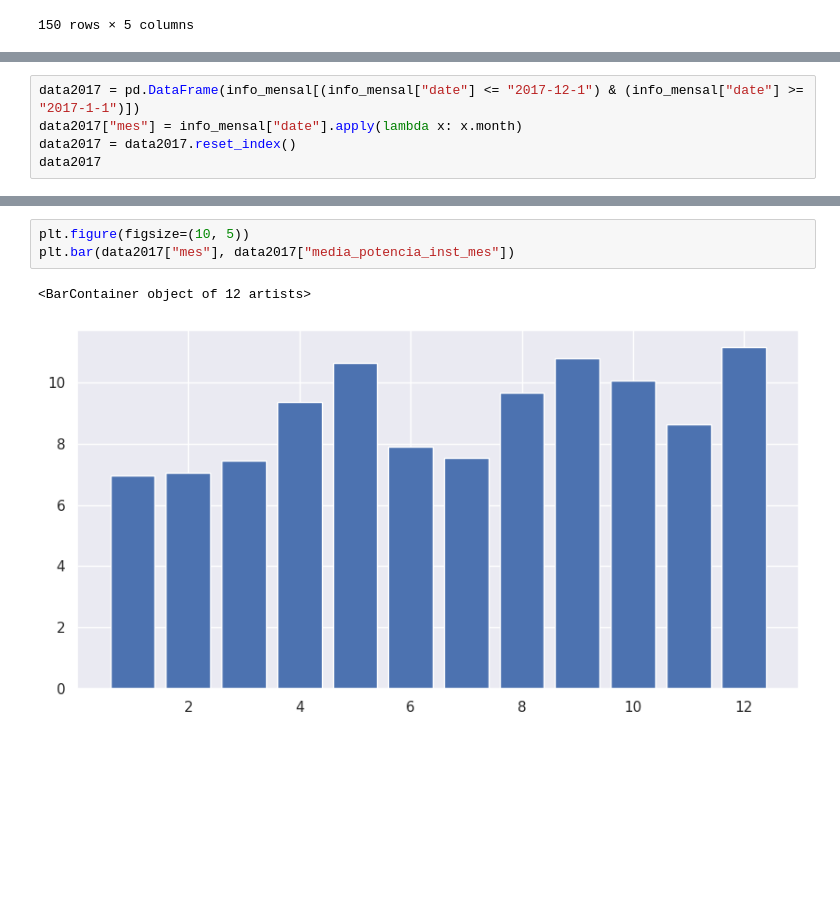
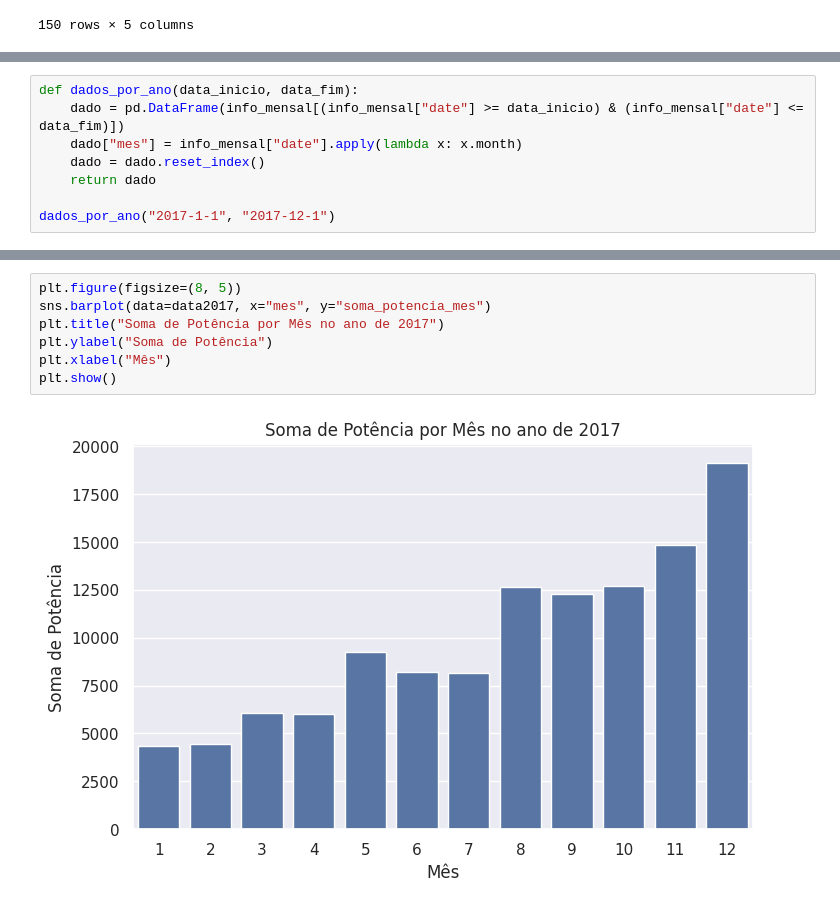
Before and after one commit to Oseiasdfarias/projeto_portifolio_data_science, a Jupyter notebook: geracao_distribuida_fotovoltaica.ipynb, the cells around one changed output, grey strips where cells are left out. Saved outputs shown, nothing was run; the diff lists cells and outputs as text; blank space fills up the shorter version.

Commit message:
trabalhando no notebook na parte exploratória dos dados

```diff
--- a/geracao_distribuida_fotovoltaica.ipynb
+++ b/geracao_distribuida_fotovoltaica.ipynb
@@ -390,8 +401,11 @@ nan
 # %%
-data2017 = pd.DataFrame(info_mensal[(info_mensal["date"] <= "2017-12-1") & (info_mensal["date"] >= "2017-1-1")])
-data2017["mes"] = info_mensal["date"].apply(lambda x: x.month)
-data2017 = data2017.reset_index()
-data2017
+def dados_por_ano(data_inicio, data_fim):
+    dado = pd.DataFrame(info_mensal[(info_mensal["date"] >= data_inicio) & (info_mensal["date"] <= data_fim)])
+    dado["mes"] = info_mensal["date"].apply(lambda x: x.month)
+    dado = dado.reset_index()
+    return dado
+
+dados_por_ano("2017-1-1", "2017-12-1")
 # %% [output]
 |  | index | date | soma_potencia_mes | media_potencia_inst_mes | qt_instalacao_mes | qt_fabricante_inversores__mes | ... |
 | 0 | 96 | 2017-01-01 | 4329.670410 | 6.972094 | 621.0 | 98.0 | ... |
@@ -409,7 +465,10 @@ data2017
 # %%
-plt.figure(figsize=(10, 5))
-plt.bar(data2017["mes"], data2017["media_potencia_inst_mes"])
+plt.figure(figsize=(8, 5))
+sns.barplot(data=data2017, x="mes", y="soma_potencia_mes")
+plt.title("Soma de Potência por Mês no ano de 2017")
+plt.ylabel("Soma de Potência")
+plt.xlabel("Mês")
+plt.show()
 # %% [output]
-<BarContainer object of 12 artists>
-[figure, old version]
+[figure, new version]
 # %%
```
Also changed, not shown: parts of 13 cells of this notebook.
